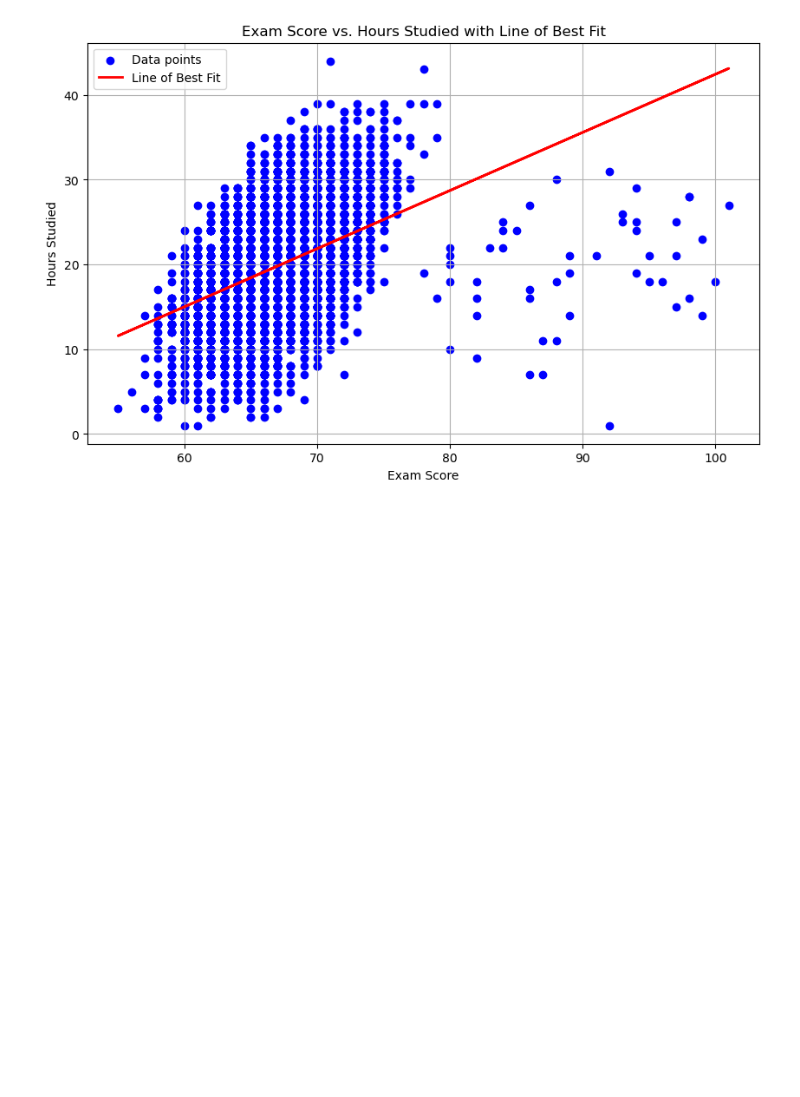
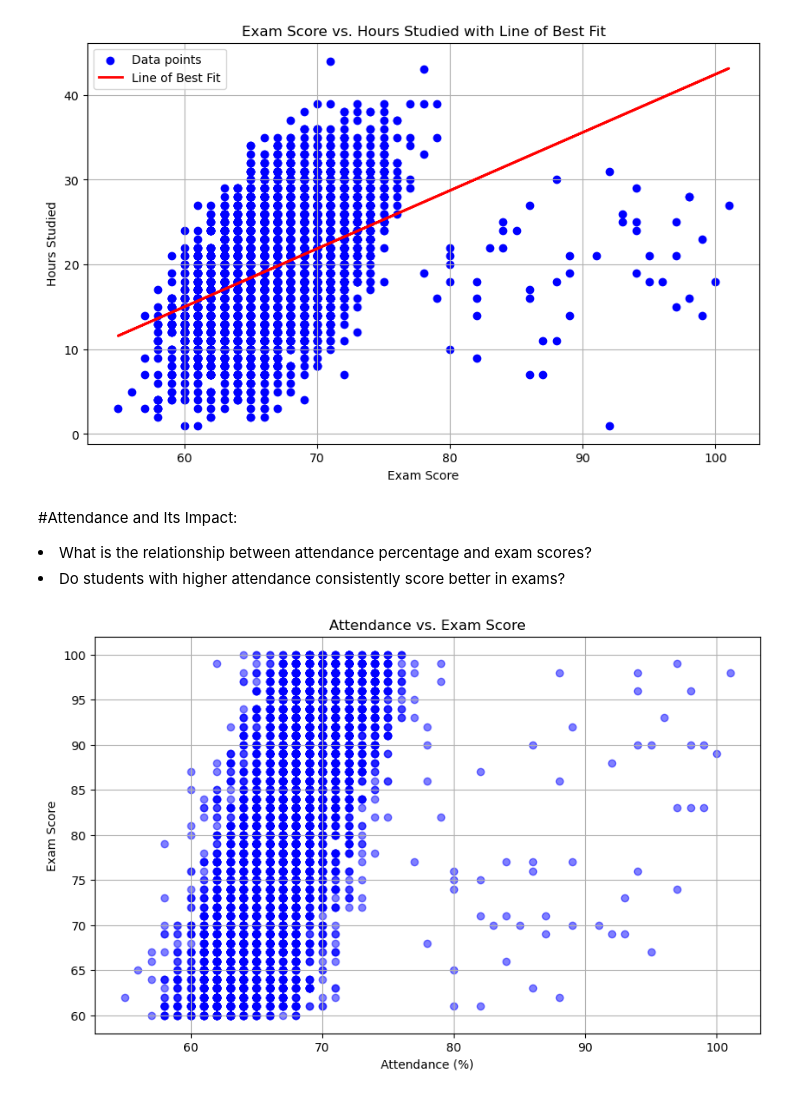
Before and after one commit to ThomasShikalepo/Data-Analysis, a Jupyter notebook: StudentPeromanceFactors.ipynb, the cells around one changed output. Drawn from its saved outputs; the diff is of its cells as text; code cells hidden in the pictures; blank space fills up the shorter version.

Commit message:
visualization for attendance vs. exam scores

```diff
--- a/StudentPeromanceFactors.ipynb
+++ b/StudentPeromanceFactors.ipynb
@@ -194,3 +178,17 @@ plt.grid(True)
 plt.show()
 # %% [output]
 [figure]
+# %% [markdown]
+#Attendance and Its Impact:
+<li>	What is the relationship between attendance percentage and exam scores?
+<li>	Do students with higher attendance consistently score better in exams?
+# %%
+plt.figure(figsize=(10, 6))
+plt.scatter(df['Exam_Score'], df['Attendance'], color='blue', alpha=0.5)
+plt.title('Attendance vs. Exam Score')
+plt.xlabel('Attendance (%)')
+plt.ylabel('Exam Score')
+plt.grid(True)
+plt.show()
+# %% [output]
+[figure, added]
```
Also changed, not shown: parts of 6 cells of this notebook.
